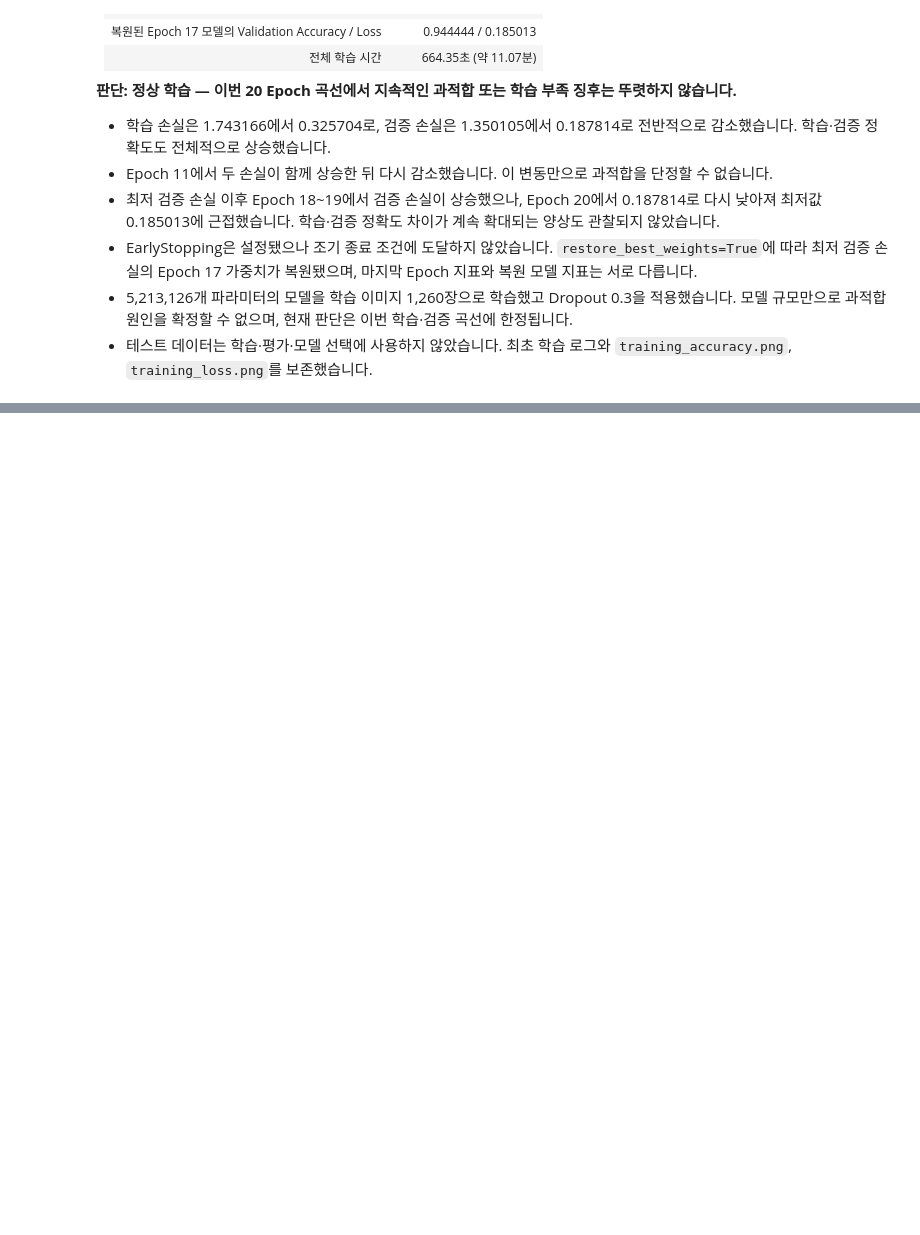
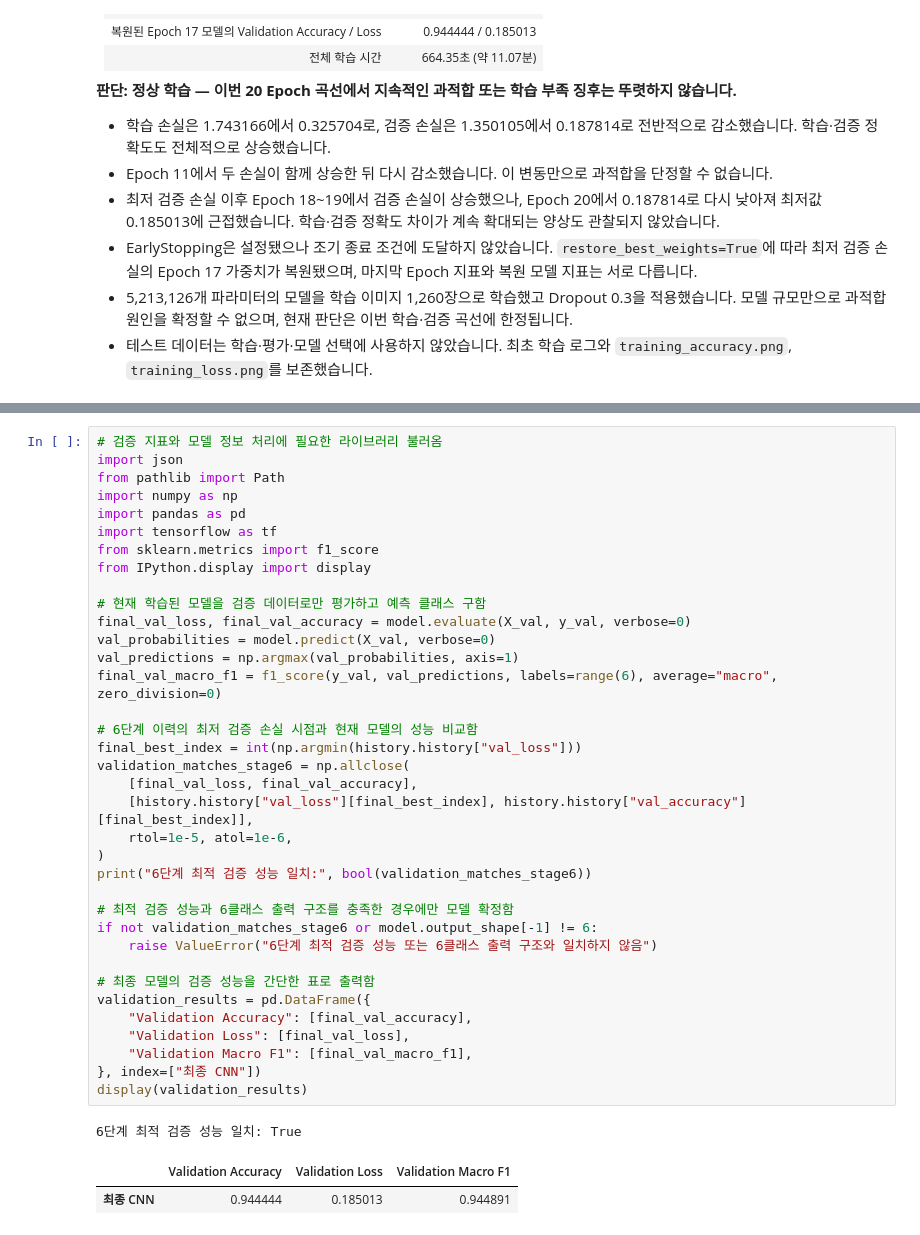
Before and after one commit to dkfjalsj/metal-surface-defect, a Jupyter notebook: metal_defect.ipynb, the cells around one changed output, grey strips where cells are left out. Cells and saved outputs as stored; diff of their text form; blank space fills up the shorter version.

```diff
--- a/metal_defect.ipynb
+++ b/metal_defect.ipynb
@@ -853,0 +860,40 @@ EarlyStopping 작동: False
+# %%
+# 검증 지표와 모델 정보 처리에 필요한 라이브러리 불러옴
+import json
+from pathlib import Path
+import numpy as np
+import pandas as pd
+import tensorflow as tf
+from sklearn.metrics import f1_score
+from IPython.display import display
+
+# 현재 학습된 모델을 검증 데이터로만 평가하고 예측 클래스 구함
+final_val_loss, final_val_accuracy = model.evaluate(X_val, y_val, verbose=0)
+val_probabilities = model.predict(X_val, verbose=0)
+val_predictions = np.argmax(val_probabilities, axis=1)
+final_val_macro_f1 = f1_score(y_val, val_predictions, labels=range(6), average="macro", zero_division=0)
+
+# 6단계 이력의 최저 검증 손실 시점과 현재 모델의 성능 비교함
+final_best_index = int(np.argmin(history.history["val_loss"]))
+validation_matches_stage6 = np.allclose(
+    [final_val_loss, final_val_accuracy],
+    [history.history["val_loss"][final_best_index], history.history["val_accuracy"][final_best_index]],
+    rtol=1e-5, atol=1e-6,
+)
+print("6단계 최적 검증 성능 일치:", bool(validation_matches_stage6))
+
+# 최적 검증 성능과 6클래스 출력 구조를 충족한 경우에만 모델 확정함
+if not validation_matches_stage6 or model.output_shape[-1] != 6:
+    raise ValueError("6단계 최적 검증 성능 또는 6클래스 출력 구조와 일치하지 않음")
+
+# 최종 모델의 검증 성능을 간단한 표로 출력함
+validation_results = pd.DataFrame({
+    "Validation Accuracy": [final_val_accuracy],
+    "Validation Loss": [final_val_loss],
+    "Validation Macro F1": [final_val_macro_f1],
+}, index=["최종 CNN"])
+display(validation_results)
+# %% [output]
+6단계 최적 검증 성능 일치: True
+|  | Validation Accuracy | Validation Loss | Validation Macro F1 |
+| 최종 CNN | 0.944444 | 0.185013 | 0.944891 |
```
Also changed, not shown: parts of 3 cells of this notebook, 2 other files.
